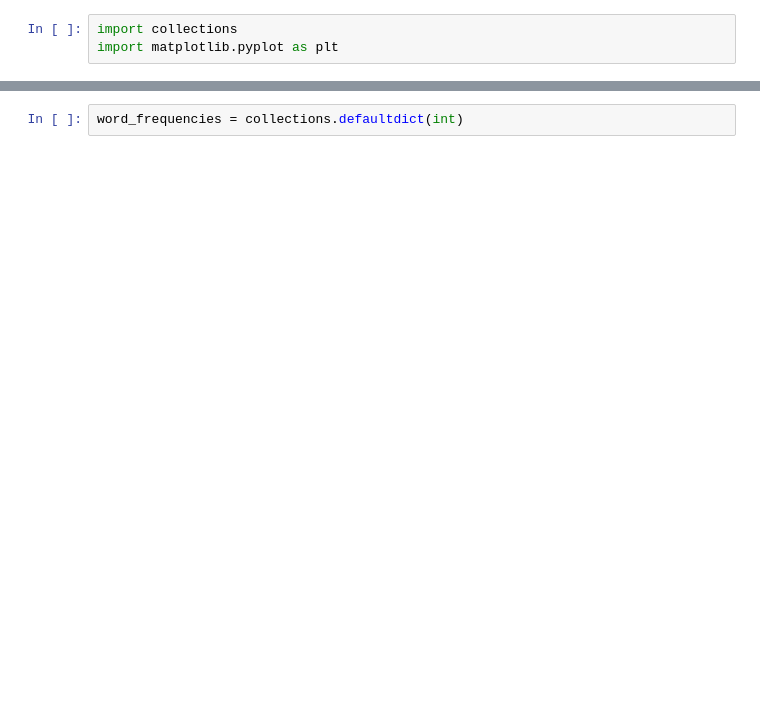
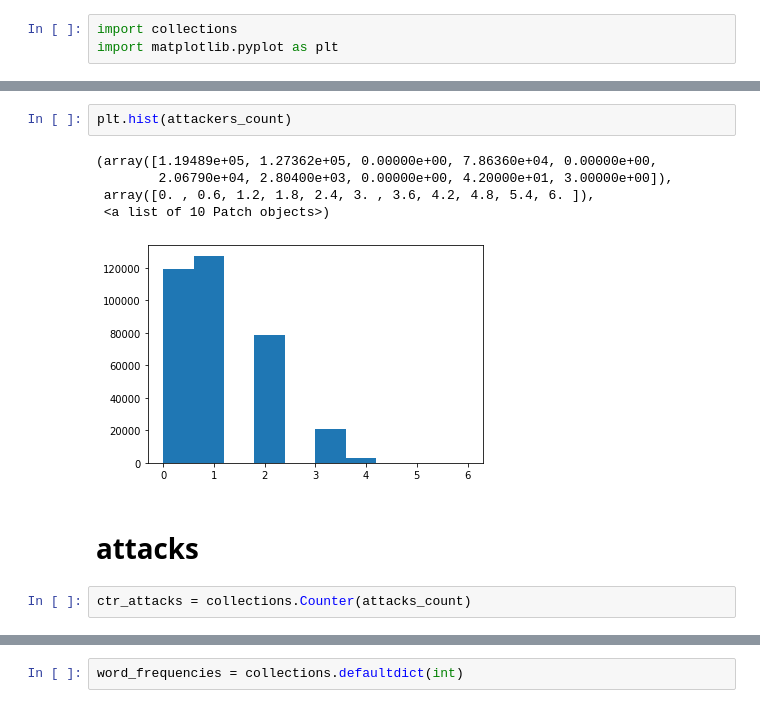
Before and after one commit to nofarmo/Learn-Chess-Commentary, a Jupyter notebook: Data/Statistics.ipynb, the cells around one changed output, grey strips where cells are left out. Saved outputs shown, nothing was run; the diff lists cells and outputs as text; blank space fills up the shorter version.

```diff
--- a/Data/Statistics.ipynb
+++ b/Data/Statistics.ipynb
@@ -73,0 +144,12 @@ for raw_data in data:
+# %%
+plt.hist(attackers_count)
+# %% [output]
+(array([1.19489e+05, 1.27362e+05, 0.00000e+00, 7.86360e+04, 0.00000e+00,
+        2.06790e+04, 2.80400e+03, 0.00000e+00, 4.20000e+01, 3.00000e+00]),
+ array([0. , 0.6, 1.2, 1.8, 2.4, 3. , 3.6, 4.2, 4.8, 5.4, 6. ]),
+ <a list of 10 Patch objects>)
+[figure, added]
+# %% [markdown]
+# attacks
+# %%
+ctr_attacks = collections.Counter(attacks_count)
```
Also changed, not shown: parts of 47 cells of this notebook, 2 other files.
